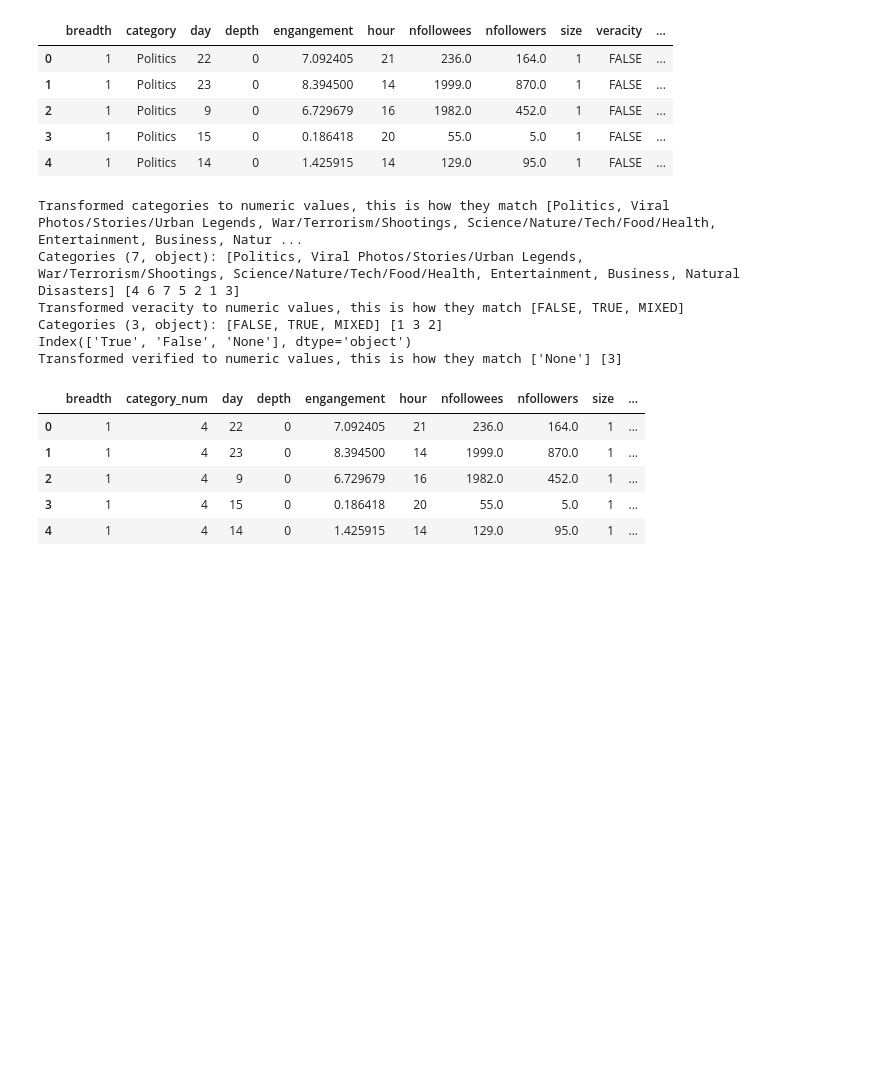
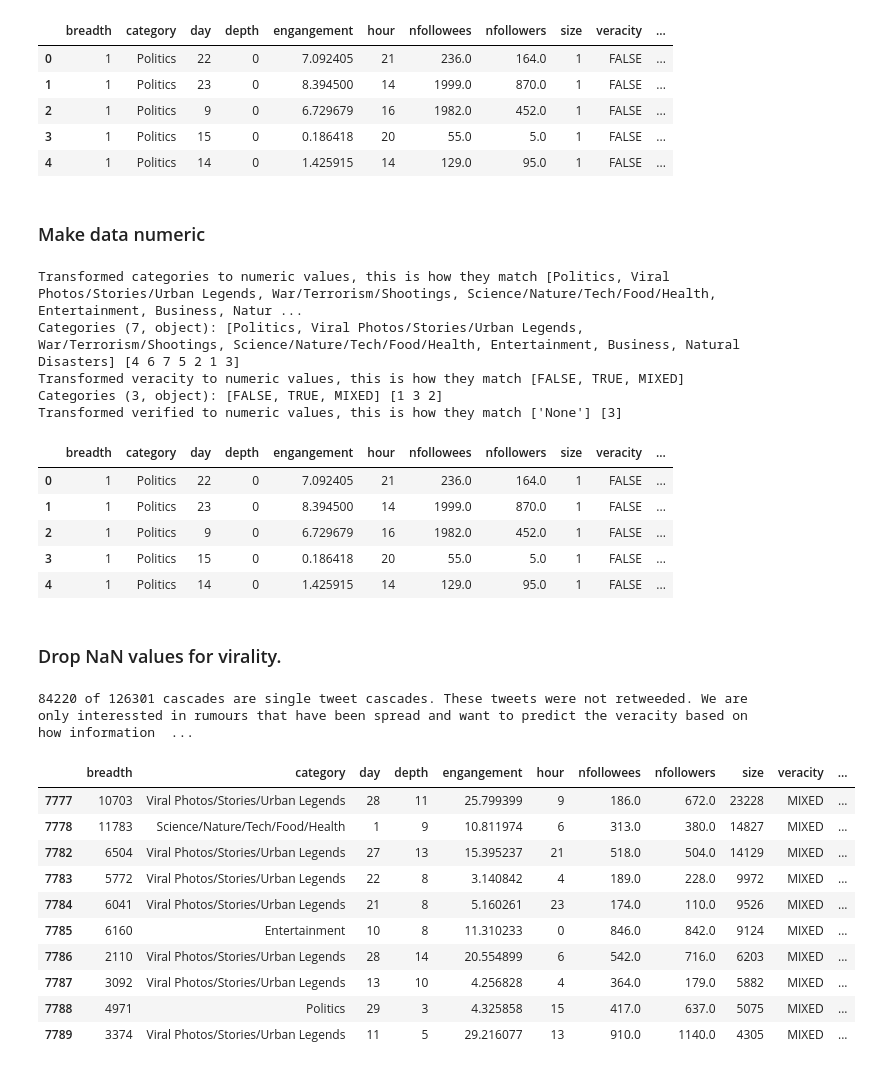
Before and after one commit to gittinic/mlp_final_proj_fake_news, a Jupyter notebook: TensorFlow_Setup.ipynb, the cells around one changed output. Saved outputs shown, nothing was run; the diff lists cells and outputs as text; code cells hidden in the pictures; blank space fills up the shorter version.

Commit message:
Dropped single tweets, split data into train and test set, y as categorical, ran first model (acc = 0)

```diff
--- a/TensorFlow_Setup.ipynb
+++ b/TensorFlow_Setup.ipynb
@@ -94,6 +94,8 @@ df.head(5)
 df_saved = df
 # %%
 df = df_saved
+# %% [markdown]
+### Make data numeric
 # %%
 # Make category numeric
 df["category"] = df["category"].astype('category')
@@ -116,9 +118,6 @@ df["verified_num"] = df.verified_cat.cat.rename_categories([1,2,3])
 df["verified_num"] = df["verified_num"].astype('int')
 print("Transformed verified to numeric values, this is how they match",df.verified.unique(),df.verified_num.unique())
 
-# Only keep relevant columns
-column_names_df = ['breadth', 'category_num', 'day', 'depth', 'engangement', 'hour','nfollowees', 'nfollowers', 'size', 'veracity_num', 'verified_num', 'virality']
-df = df.loc[:,column_names_df]
 #df.dtypes
 df.head()
 # %% [output]
@@ -126,11 +125,10 @@ Transformed categories to numeric values, this is how they match [Politics, Vira
 Categories (7, object): [Politics, Viral Photos/Stories/Urban Legends, War/Terrorism/Shootings, Science/Nature/Tech/Food/Health, Entertainment, Business, Natural Disasters] [4 6 7 5 2 1 3]
 Transformed veracity to numeric values, this is how they match [FALSE, TRUE, MIXED]
 Categories (3, object): [FALSE, TRUE, MIXED] [1 3 2]
-Index(['True', 'False', 'None'], dtype='object')
 Transformed verified to numeric values, this is how they match ['None'] [3]
-|  | breadth | category_num | day | depth | engangement | hour | nfollowees | nfollowers | size | ... |
-| 0 | 1 | 4 | 22 | 0 | 7.092405 | 21 | 236.0 | 164.0 | 1 | ... |
-| 1 | 1 | 4 | 23 | 0 | 8.394500 | 14 | 1999.0 | 870.0 | 1 | ... |
-| 2 | 1 | 4 | 9 | 0 | 6.729679 | 16 | 1982.0 | 452.0 | 1 | ... |
-| 3 | 1 | 4 | 15 | 0 | 0.186418 | 20 | 55.0 | 5.0 | 1 | ... |
-| 4 | 1 | 4 | 14 | 0 | 1.425915 | 14 | 129.0 | 95.0 | 1 | ... |
+|  | breadth | category | day | depth | engangement | hour | nfollowees | nfollowers | size | veracity | ... |
+| 0 | 1 | Politics | 22 | 0 | 7.092405 | 21 | 236.0 | 164.0 | 1 | FALSE | ... |
+| 1 | 1 | Politics | 23 | 0 | 8.394500 | 14 | 1999.0 | 870.0 | 1 | FALSE | ... |
+| 2 | 1 | Politics | 9 | 0 | 6.729679 | 16 | 1982.0 | 452.0 | 1 | FALSE | ... |
+| 3 | 1 | Politics | 15 | 0 | 0.186418 | 20 | 55.0 | 5.0 | 1 | FALSE | ... |
+| 4 | 1 | Politics | 14 | 0 | 1.425915 | 14 | 129.0 | 95.0 | 1 | FALSE | ... |
@@ -138,0 +135,22 @@ Transformed verified to numeric values, this is how they match ['None'] [3]
+# %% [markdown]
+### Drop NaN values for virality.
+# %%
+print(df.virality.isnull().sum(),"of",len(df),"cascades are single tweet cascades. These tweets were not retweeded. \
+We are only interessted in rumours that have been spread and want to predict the veracity based on how information deffused \
+These sigle tweets will therefor be dropped from the dataset.")
+
+df = df[np.isfinite(df['virality'])]
+df.head(10)
+# %% [output]
+84220 of 126301 cascades are single tweet cascades. These tweets were not retweeded. We are only interessted in rumours that have been spread and want to predict the veracity based on how information  ...
+|  | breadth | category | day | depth | engangement | hour | nfollowees | nfollowers | size | veracity | ... |
+| 7777 | 10703 | Viral Photos/Stories/Urban Legends | 28 | 11 | 25.799399 | 9 | 186.0 | 672.0 | 23228 | MIXED | ... |
+| 7778 | 11783 | Science/Nature/Tech/Food/Health | 1 | 9 | 10.811974 | 6 | 313.0 | 380.0 | 14827 | MIXED | ... |
+| 7782 | 6504 | Viral Photos/Stories/Urban Legends | 27 | 13 | 15.395237 | 21 | 518.0 | 504.0 | 14129 | MIXED | ... |
+| 7783 | 5772 | Viral Photos/Stories/Urban Legends | 22 | 8 | 3.140842 | 4 | 189.0 | 228.0 | 9972 | MIXED | ... |
+| 7784 | 6041 | Viral Photos/Stories/Urban Legends | 21 | 8 | 5.160261 | 23 | 174.0 | 110.0 | 9526 | MIXED | ... |
+| 7785 | 6160 | Entertainment | 10 | 8 | 11.310233 | 0 | 846.0 | 842.0 | 9124 | MIXED | ... |
+| 7786 | 2110 | Viral Photos/Stories/Urban Legends | 28 | 14 | 20.554899 | 6 | 542.0 | 716.0 | 6203 | MIXED | ... |
+| 7787 | 3092 | Viral Photos/Stories/Urban Legends | 13 | 10 | 4.256828 | 4 | 364.0 | 179.0 | 5882 | MIXED | ... |
+| 7788 | 4971 | Politics | 29 | 3 | 4.325858 | 15 | 417.0 | 637.0 | 5075 | MIXED | ... |
+| 7789 | 3374 | Viral Photos/Stories/Urban Legends | 11 | 5 | 29.216077 | 13 | 910.0 | 1140.0 | 4305 | MIXED | ... |
```
Also changed, not shown: parts of 22 cells of this notebook.
